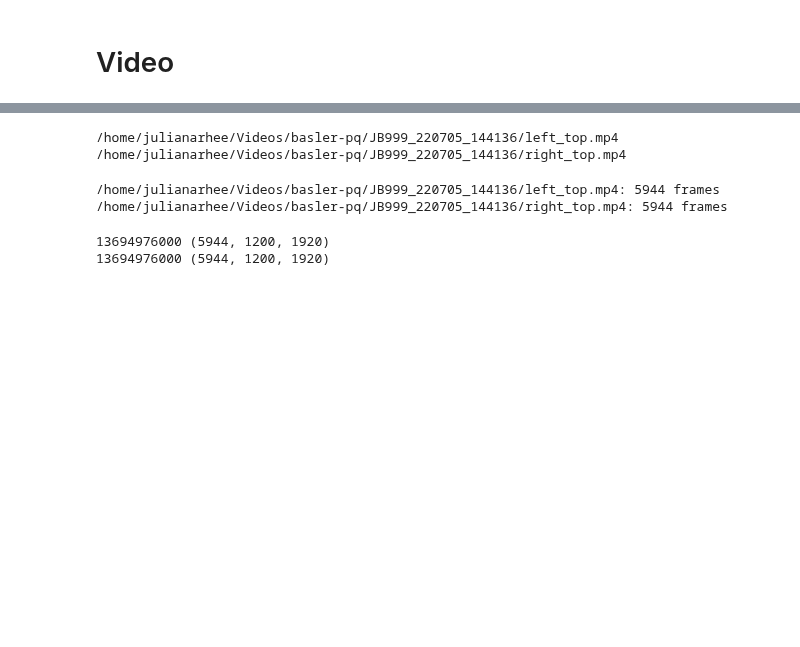
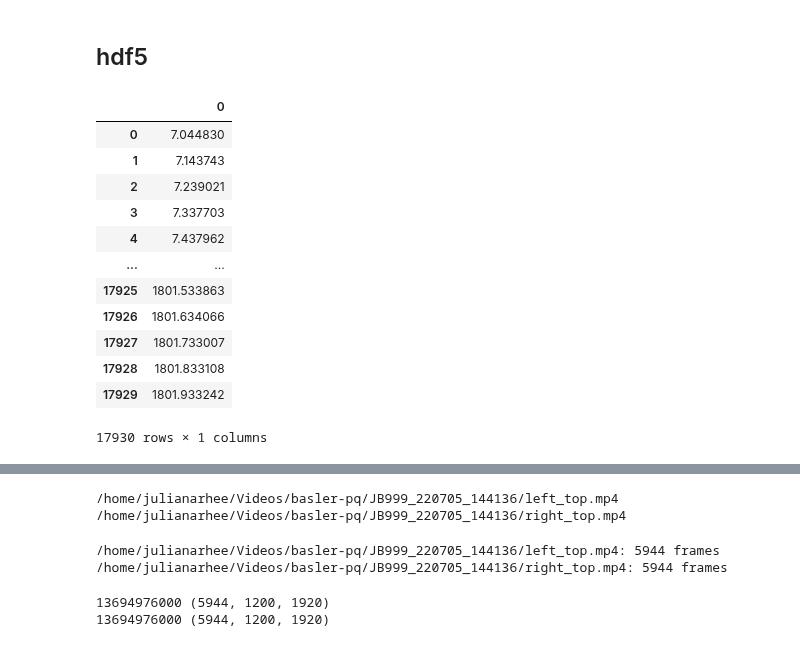
Before and after one commit to julianarhee/PIMAQ, a Jupyter notebook: basler-output.ipynb, the cells around one changed output, grey strips where cells are left out. Cells and saved outputs as stored; diff of their text form; code cells hidden in the pictures; blank space fills up the shorter version.

Commit message:
exit cleanly. test frame diffs

```diff
--- a/basler-output.ipynb
+++ b/basler-output.ipynb
@@ -8,9 +8,9 @@ import pylab as pl
 %matplotlib notebook
 # %%
 # experiment = 'JB999_220703_182337'
-experiment = 'JB999_220705_141018' #135834'
-experiment = 'JB999_220705_144136'
-ext='csv'
+#experiment = 'JB999_220705_141018' #135834'
+experiment = 'JB999_220705_163023' #13583'
+ext='h5'
 fn1 = '/home/julianarhee/Videos/basler-pq/%s/left_top_metadata.%s' % (experiment, ext)
 fn2 = '/home/julianarhee/Videos/basler-pq/%s/right_top_metadata.%s' % (experiment, ext)
 # %%
@@ -46,2 +21,2 @@ pl.plot(df1['timestamp'], df2['timestamp'])
-# %% [markdown]
-# Video
+# %% [markdown]
+## hdf5
@@ -47,0 +26,20 @@ pl.plot(df1['timestamp'], df2['timestamp'])
+# %%
+varnames = 'sestime' #'serial' #['sestime', 'serial']
+#df1 = pd.read_hdf(fn2) #, columns=varnames)
+df1 = pd.DataFrame(np.array(h5py.File(fn1)[varnames]))
+
+df1
+# %% [output]
+|  | 0 |
+| 0 | 7.044830 |
+| 1 | 7.143743 |
+| 2 | 7.239021 |
+| 3 | 7.337703 |
+| 4 | 7.437962 |
+| ... | ... |
+| 17925 | 1801.533863 |
+| 17926 | 1801.634066 |
+| 17927 | 1801.733007 |
+| 17928 | 1801.833108 |
+| 17929 | 1801.933242 |
+17930 rows × 1 columns
```
Also changed, not shown: parts of 23 cells of this notebook, 3 other files.
